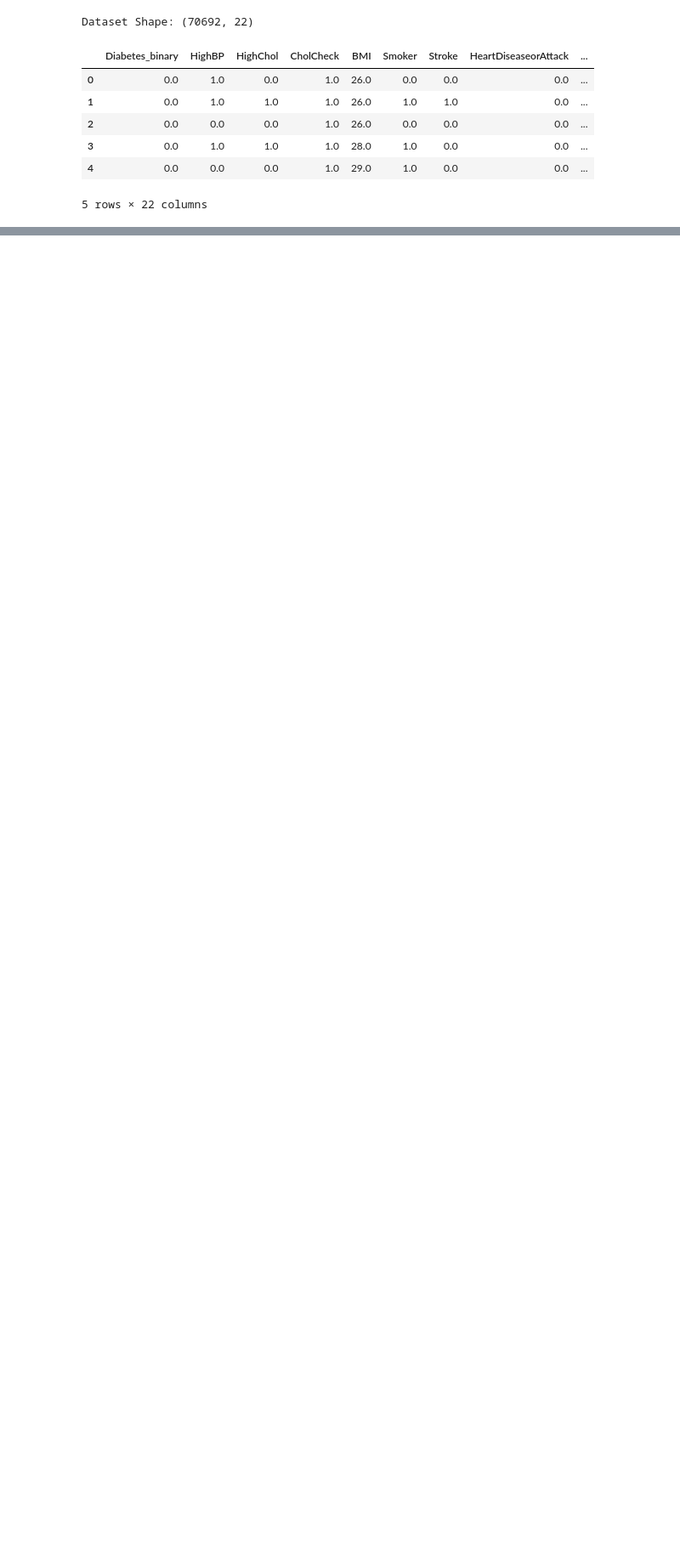
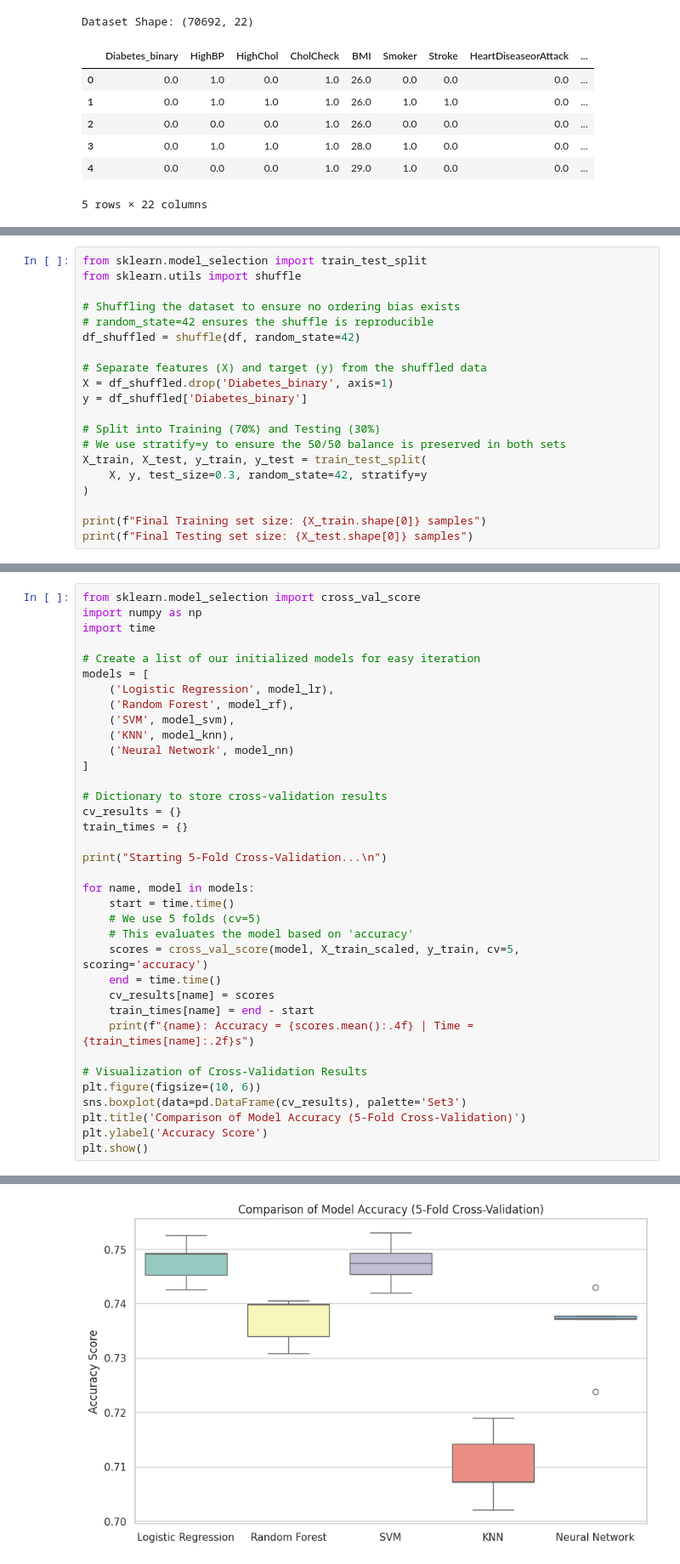
Before and after one commit to Eyob-Assefa/ml_diabetes-risk-app, a Jupyter notebook: diabetes_ml_model.ipynb, the cells around one changed output, grey strips where cells are left out. Shown at 85% size. Saved outputs shown, nothing was run; the diff lists cells and outputs as text; blank space fills up the shorter version.

Commit message:
model training

```diff
--- a/diabetes_ml_model.ipynb
+++ b/diabetes_ml_model.ipynb
@@ -163,0 +191,20 @@ dtype: int64
+# %%
+from sklearn.model_selection import train_test_split
+from sklearn.utils import shuffle
+
+# Shuffling the dataset to ensure no ordering bias exists
+# random_state=42 ensures the shuffle is reproducible
+df_shuffled = shuffle(df, random_state=42)
+
+# Separate features (X) and target (y) from the shuffled data
+X = df_shuffled.drop('Diabetes_binary', axis=1)
+y = df_shuffled['Diabetes_binary']
+
+# Split into Training (70%) and Testing (30%)
+# We use stratify=y to ensure the 50/50 balance is preserved in both sets
+X_train, X_test, y_train, y_test = train_test_split(
+    X, y, test_size=0.3, random_state=42, stratify=y
+)
+
+print(f"Final Training set size: {X_train.shape[0]} samples")
+print(f"Final Testing set size: {X_test.shape[0]} samples")
@@ -163,0 +267,37 @@ dtype: int64
+# %%
+from sklearn.model_selection import cross_val_score
+import numpy as np
+import time
+
+# Create a list of our initialized models for easy iteration
+models = [
+    ('Logistic Regression', model_lr),
+    ('Random Forest', model_rf),
+    ('SVM', model_svm),
+    ('KNN', model_knn),
+    ('Neural Network', model_nn)
+]
+
+# Dictionary to store cross-validation results
+cv_results = {}
+train_times = {}
+
+print("Starting 5-Fold Cross-Validation...\n")
+
+for name, model in models:
+    start = time.time()
+    # We use 5 folds (cv=5)
+    # This evaluates the model based on 'accuracy'
+    scores = cross_val_score(model, X_train_scaled, y_train, cv=5, scoring='accuracy')
+    end = time.time()
+    cv_results[name] = scores
+    train_times[name] = end - start
+    print(f"{name}: Accuracy = {scores.mean():.4f} | Time = {train_times[name]:.2f}s")
+
+# Visualization of Cross-Validation Results
+plt.figure(figsize=(10, 6))
+sns.boxplot(data=pd.DataFrame(cv_results), palette='Set3')
+plt.title('Comparison of Model Accuracy (5-Fold Cross-Validation)')
+plt.ylabel('Accuracy Score')
+plt.show()
+# %% [output]
@@ -163,0 +311 @@ dtype: int64
+[figure, added]
```
Also changed, not shown: parts of 14 cells of this notebook.
